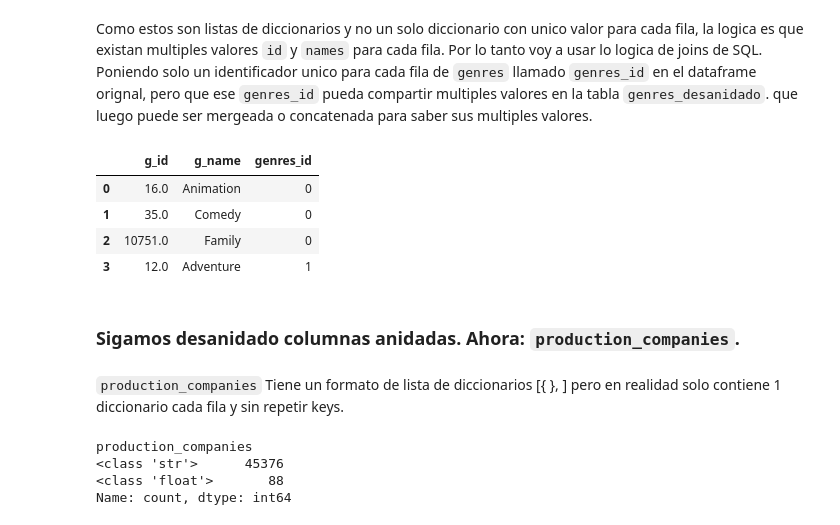
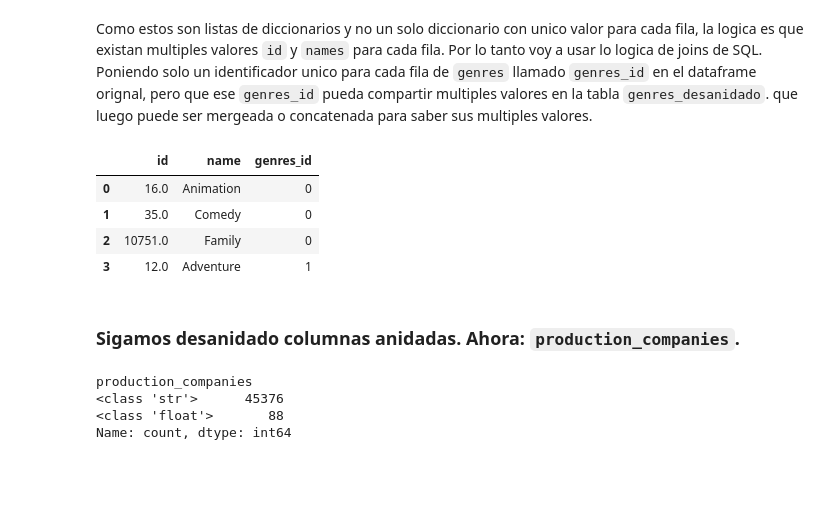
Before and after one commit to mauricioarcez/MLops, a Jupyter notebook: notebooks/etl.ipynb, the cells around one changed output. Cells and saved outputs as stored; diff of their text form; code cells hidden in the pictures; blank space fills up the shorter version.

Commit message:
termine de desanidar movies_dataset

```diff
--- a/notebooks/etl.ipynb
+++ b/notebooks/etl.ipynb
@@ -90,7 +90,7 @@ df[['belongs_to_collection_type','belongs_to_collection']].head(4)
 import ast
 
 # Función para convertir  str en diccionarios en caso de serlo.
-def convert_belongs_dict(val: any) -> dict | str | None:
+def convert_dict(val: any) -> dict | str | None:
     """
     Convierte un posible diccionario con (type:str), A su forma verdadera (type:dict).
     Si la fila de entrada es NaN, devuelve None. Si el valor ya es un diccionario, lo devuelve
@@ -130,7 +130,7 @@ def convert_belongs_dict(val: any) -> dict | str | None:
     return val  # Si ya es un diccionario, lo devolvemos sin cambiar
 
 
-df['belongs_to_collection'] = df['belongs_to_collection'].apply(convert_belongs_dict)
+df['belongs_to_collection'] = df['belongs_to_collection'].apply(convert_dict)
 
 df['belongs_to_collection_type'] = df['belongs_to_collection'].apply(lambda x: type(x).__name__)
 
@@ -231,26 +231,3 @@ Name: count, dtype: int64
 # %% [markdown]
 Como estos son listas de diccionarios y no un solo diccionario con unico valor para cada fila, la logica es que existan multiples valores `id` y `names` para cada fila.
 Por lo tanto voy a usar lo logica de joins de SQL. Poniendo solo un identificador unico para cada fila de `genres` llamado `genres_id` en el dataframe orignal, pero que ese `genres_id` pueda compartir multiples valores en la tabla `genres_desanidado`. que luego puede ser mergeada o concatenada para saber sus multiples valores.
-# %%
-# Creamos el Id unico para 45464 filas.
-df['genres_id'] = df.index
-
-# Se desanidan las listas de la columna 'genres'
-# Aqui ya hay una diferencia del doble de filas (93420 > 45464). que duplicaria valores en el df original. Multiples keys genres duplican filas.
-genres_exploded = df.explode('genres')
-genres_exploded['genres_id'] = genres_exploded.index
-
-# Normalizamos y creamos una tabla nueva con los valores
-genres_desanidado = pd.json_normalize(genres_exploded['genres'])
-genres_desanidado['genres_id'] = genres_exploded['genres_id'].values
-
-# Renombrar las columnas agregando el prefijo 'g_'
-genres_desanidado.rename(columns={'id': 'g_id',
-                                  'name':'g_name'}, inplace=True)
-genres_desanidado.head(4)
-# %% [output]
-|  | g_id | g_name | genres_id |
-| 0 | 16.0 | Animation | 0 |
-| 1 | 35.0 | Comedy | 0 |
-| 2 | 10751.0 | Family | 0 |
-| 3 | 12.0 | Adventure | 1 |
@@ -257,5 +279,15 @@ genres_desanidado.head(4)
+# %%
+# Aplicamos la funcion y ahora tenemos la tabla desanidada y la tabla original con los id pertenecientes de la tabla desanidada.
+#Le asignamos el nombre que en realidad es un Dataframe a una variable.
+genres_desanidado = desanidar_columnas(df, 'genres', 'genres_desanidado')
+
+genres_desanidado.head(4)
+# %% [output]
+|  | id | name | genres_id |
+| 0 | 16.0 | Animation | 0 |
+| 1 | 35.0 | Comedy | 0 |
+| 2 | 10751.0 | Family | 0 |
+| 3 | 12.0 | Adventure | 1 |
 # %% [markdown]
 ### Sigamos desanidado columnas anidadas. Ahora: `production_companies`.
-# %% [markdown]
-`production_companies` Tiene un formato de lista de diccionarios [{ }, ] pero en realidad solo contiene 1 diccionario cada fila y sin repetir keys.
 # %%
```
Also changed, not shown: parts of 15 cells of this notebook.
